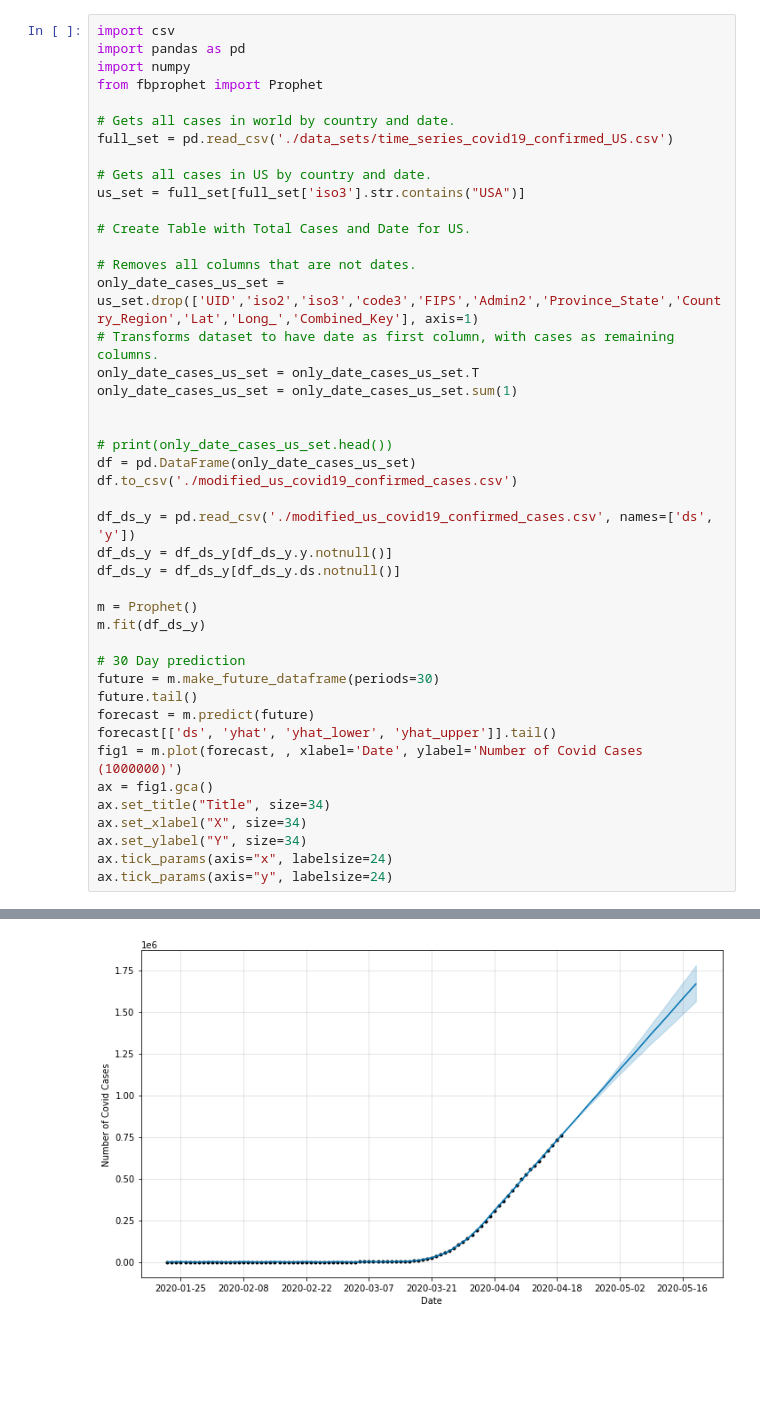
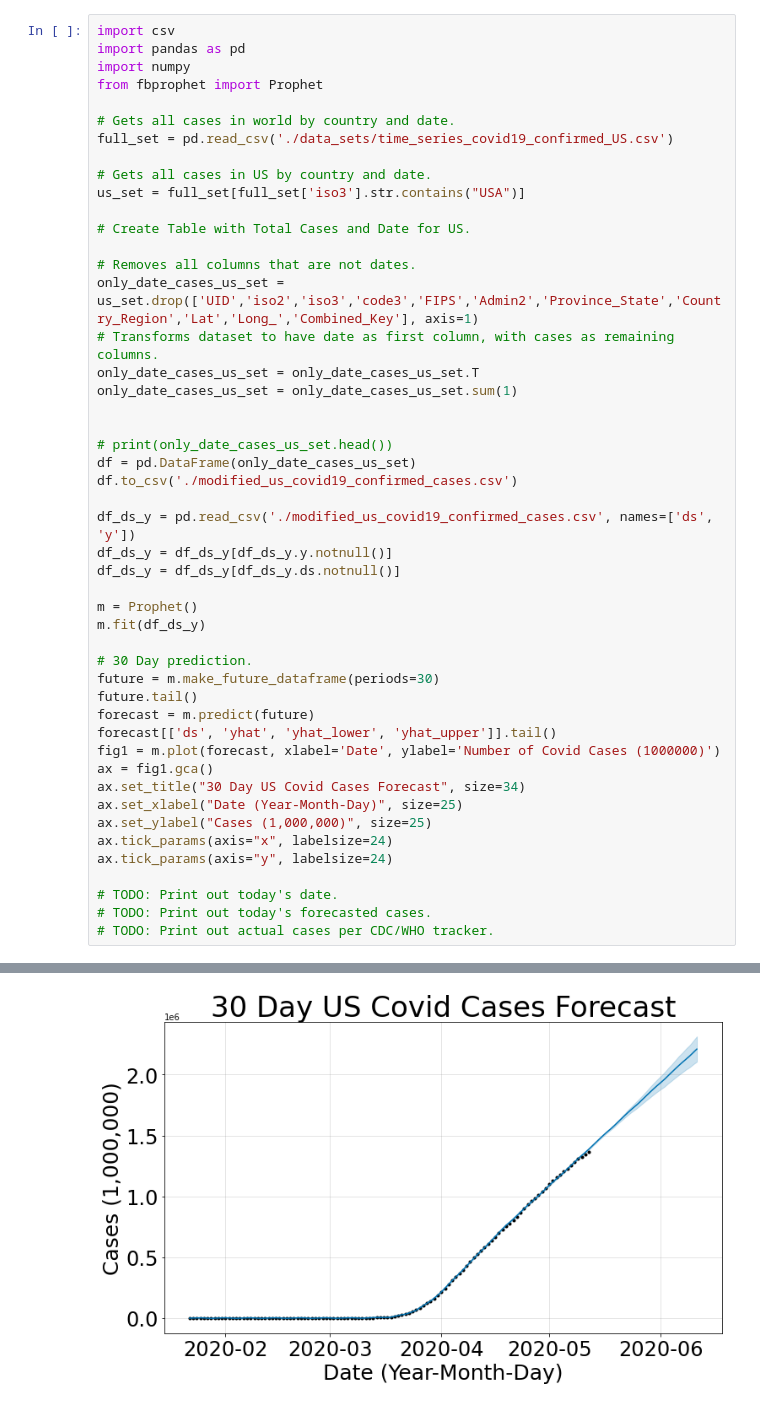
Before and after one commit to Abiaina/Covid-19-ML-Insights, a Jupyter notebook: src/US_Covid_19_Cases_Forecast.ipynb, the cells around one changed output, grey strips where cells are left out. Cells and saved outputs as stored; diff of their text form; blank space fills up the shorter version.

Commit message:
updated data set, added TODOs, made new 30 forecast, fixed bug

```diff
--- a/src/US_Covid_19_Cases_Forecast.ipynb
+++ b/src/US_Covid_19_Cases_Forecast.ipynb
@@ -13,36 +13,40 @@ us_set = full_set[full_set['iso3'].str.contains("USA")]
 # Create Table with Total Cases and Date for US.
 
 # Removes all columns that are not dates.
 only_date_cases_us_set = us_set.drop(['UID','iso2','iso3','code3','FIPS','Admin2','Province_State','Country_Region','Lat','Long_','Combined_Key'], axis=1)
 # Transforms dataset to have date as first column, with cases as remaining columns.
 only_date_cases_us_set = only_date_cases_us_set.T
 only_date_cases_us_set = only_date_cases_us_set.sum(1)
 
 
 # print(only_date_cases_us_set.head())
 df = pd.DataFrame(only_date_cases_us_set)
 df.to_csv('./modified_us_covid19_confirmed_cases.csv')
 
 df_ds_y = pd.read_csv('./modified_us_covid19_confirmed_cases.csv', names=['ds', 'y'])
 df_ds_y = df_ds_y[df_ds_y.y.notnull()]
 df_ds_y = df_ds_y[df_ds_y.ds.notnull()]
 
 m = Prophet()
 m.fit(df_ds_y)
 
-# 30 Day prediction
+# 30 Day prediction.
 future = m.make_future_dataframe(periods=30)
 future.tail()
 forecast = m.predict(future)
 forecast[['ds', 'yhat', 'yhat_lower', 'yhat_upper']].tail()
-fig1 = m.plot(forecast, , xlabel='Date', ylabel='Number of Covid Cases (1000000)')
+fig1 = m.plot(forecast, xlabel='Date', ylabel='Number of Covid Cases (1000000)')
 ax = fig1.gca()
-ax.set_title("Title", size=34)
-ax.set_xlabel("X", size=34)
-ax.set_ylabel("Y", size=34)
+ax.set_title("30 Day US Covid Cases Forecast", size=34)
+ax.set_xlabel("Date (Year-Month-Day)", size=25)
+ax.set_ylabel("Cases (1,000,000)", size=25)
 ax.tick_params(axis="x", labelsize=24)
 ax.tick_params(axis="y", labelsize=24)
+
+# TODO: Print out today's date.
+# TODO: Print out today's forecasted cases.
+# TODO: Print out actual cases per CDC/WHO tracker.
 # %% [output]
 INFO:fbprophet:Disabling yearly seasonality. Run prophet with yearly_seasonality=True to override this.
 INFO:fbprophet:Disabling daily seasonality. Run prophet with daily_seasonality=True to override this.
-[figure, old version]
+[figure, new version]
```
Also changed, not shown: 6 other files.
